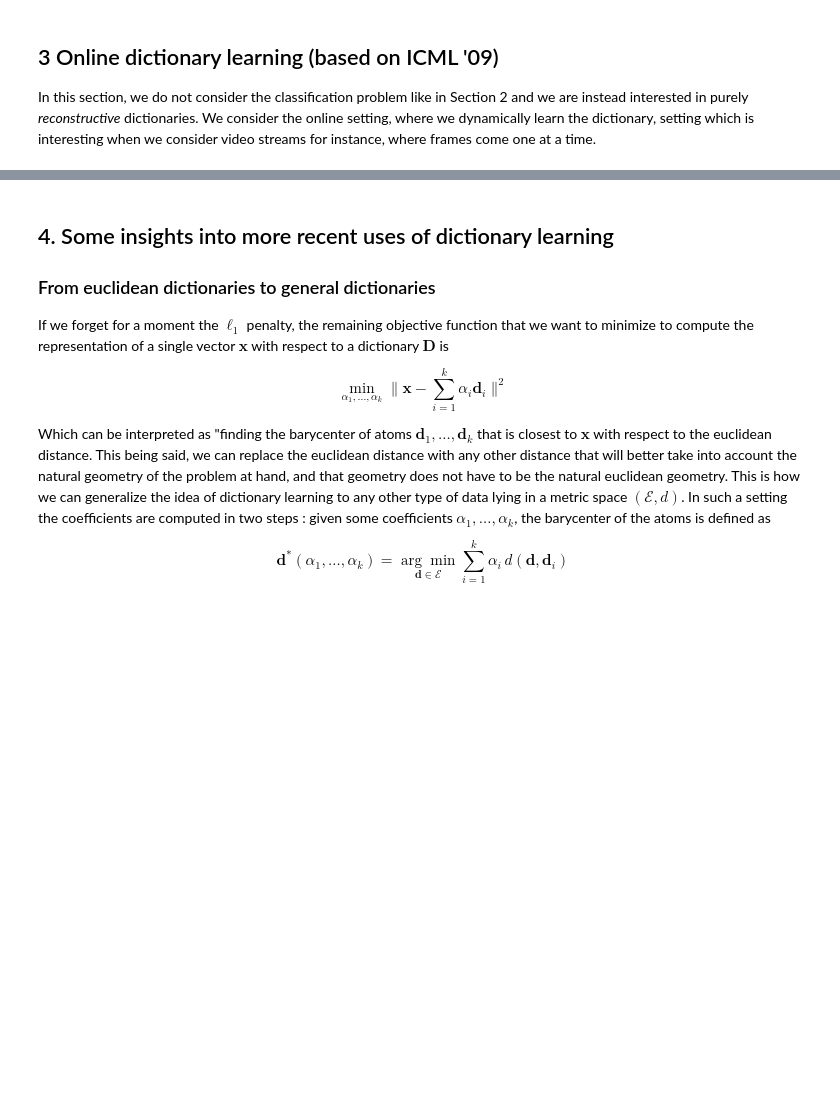
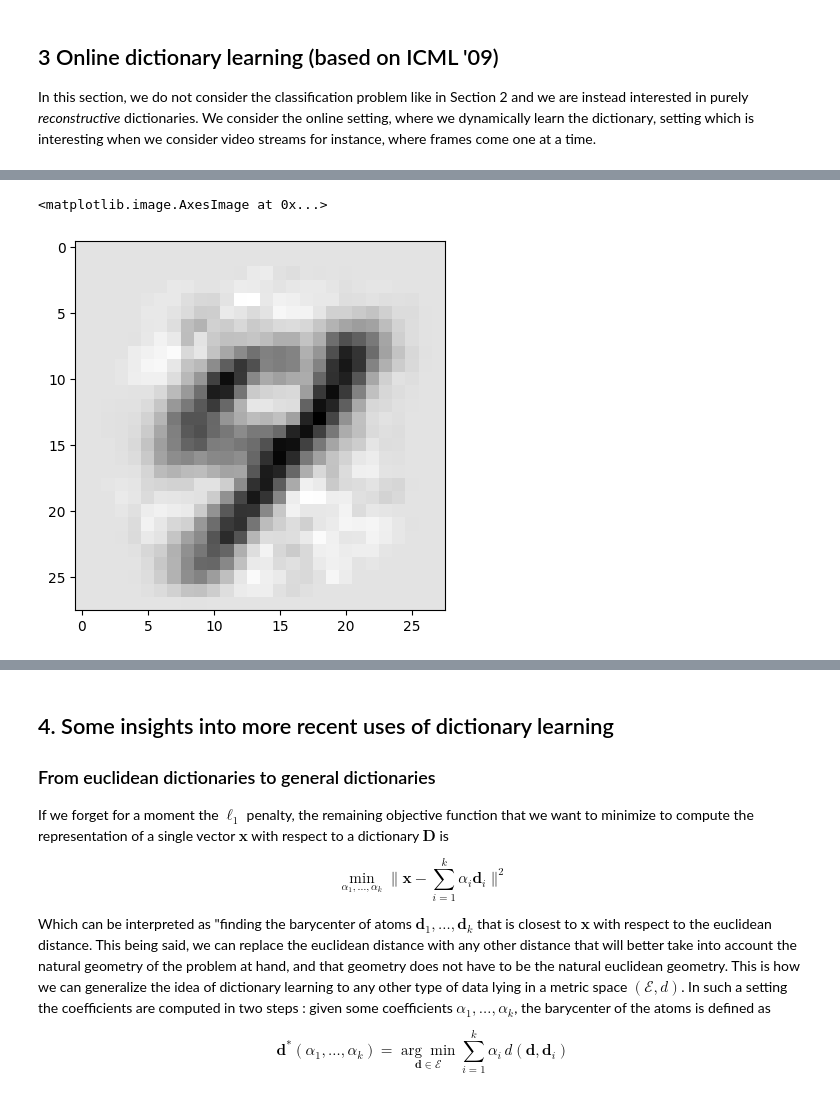
Before and after one commit to TheooJ/Dictionary-Learning, a Jupyter notebook: Compressed_Sensing.ipynb, the cells around one changed output, grey strips where cells are left out. Drawn from its saved outputs; the diff is of its cells as text; code cells hidden in the pictures; blank space fills up the shorter version.

```diff
--- a/Compressed_Sensing.ipynb
+++ b/Compressed_Sensing.ipynb
@@ -651,0 +657,9 @@ Our coefficients indeed perform better than random coefficients.
+# %%
+k = 32
+
+X_centered = X - np.mean(X)
+
+# Create patches
+# Center X
+
+Dictionary = online_dictionary_learning(X_train, k, 10000)
@@ -651,0 +684,5 @@ Our coefficients indeed perform better than random coefficients.
+# %%
+plt.imshow(Dictionary[:,0].reshape(28,28), cmap=plt.get_cmap('gray'))
+# %% [output]
+<matplotlib.image.AxesImage at 0x...>
+[figure, added]
```
Also changed, not shown: parts of 24 cells of this notebook.
